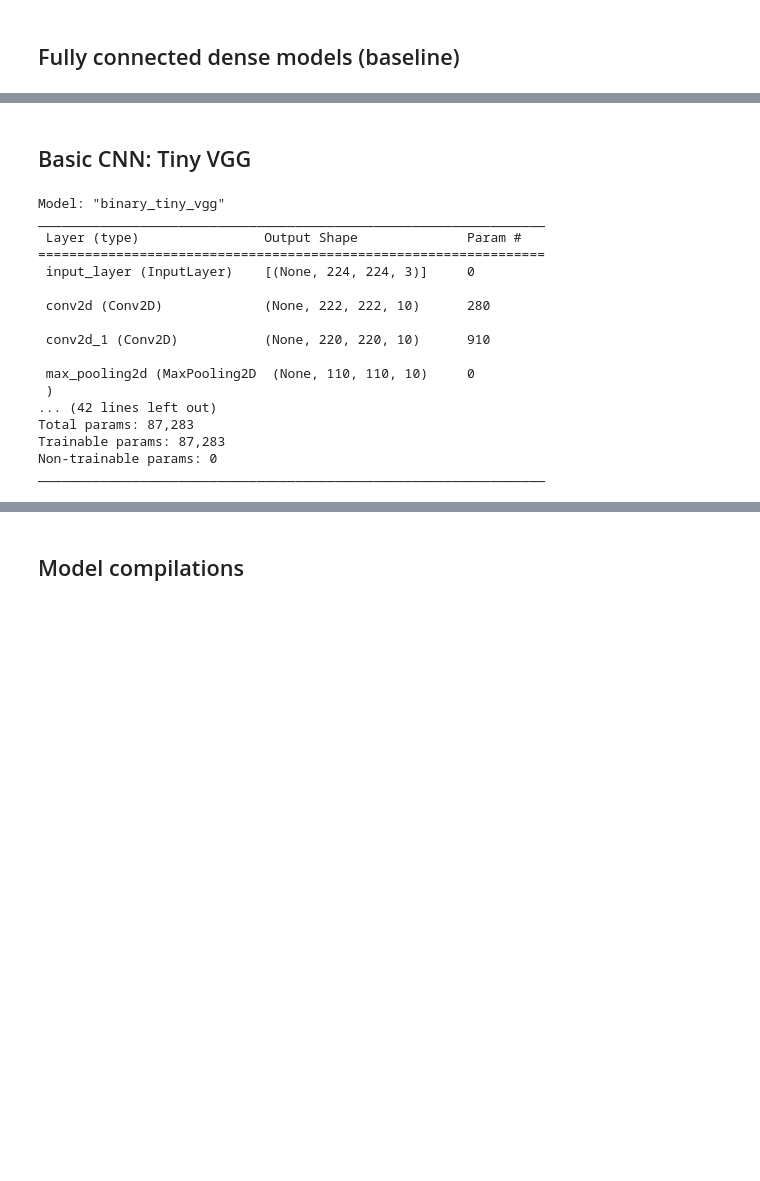
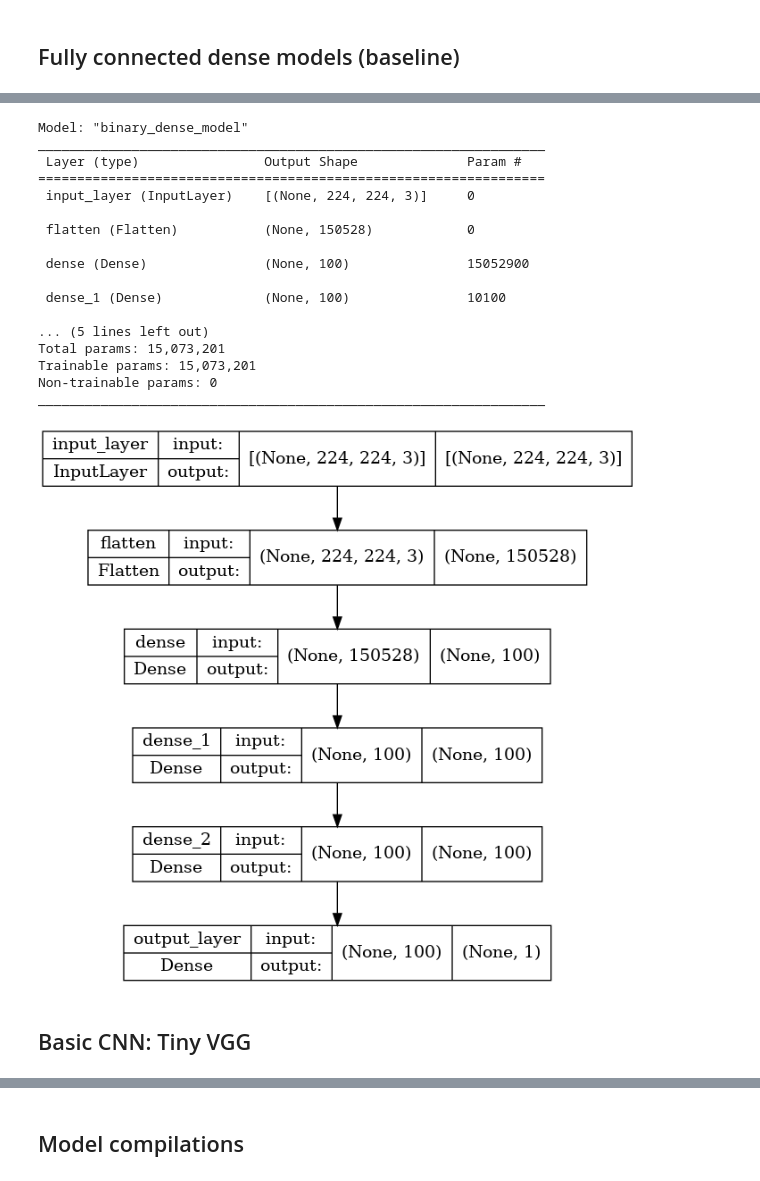
Before and after one commit to alexandre-pinon/zoidberg-2.0, a Jupyter notebook: zoidberg_2_0.ipynb, the cells around one changed output, grey strips where cells are left out. Saved outputs shown, nothing was run; the diff lists cells and outputs as text; code cells hidden in the pictures; blank space fills up the shorter version.

```diff
--- a/zoidberg_2_0.ipynb
+++ b/zoidberg_2_0.ipynb
@@ -304,3 +236,25 @@ _________________________________________________________________
+# %%
+binary_dense_model.summary()
+plot_model(binary_dense_model, show_shapes=True)
+# %% [output]
+Model: "binary_dense_model"
+_________________________________________________________________
+ Layer (type)                Output Shape              Param #
+=================================================================
+ input_layer (InputLayer)    [(None, 224, 224, 3)]     0
+
+ flatten (Flatten)           (None, 150528)            0
+
+ dense (Dense)               (None, 100)               15052900
+
+ dense_1 (Dense)             (None, 100)               10100
+
+... (5 lines left out)
+Total params: 15,073,201
+Trainable params: 15,073,201
+Non-trainable params: 0
+_________________________________________________________________
+[figure, added]
 # %% [markdown]
 ## Basic CNN: Tiny VGG
 # %%
@@ -315,28 +269,8 @@ x = layers.Flatten()(x)
 
 outputs = layers.Dense(1, activation="sigmoid", name="output_layer")(x)
 binary_tiny_vgg = Model(inputs=inputs, outputs=outputs, name="binary_tiny_vgg")
-binary_tiny_vgg.summary()
 
 outputs = layers.Dense(len(multi_class_names),
                        activation="softmax",
                        name="output_layer")(x)
 multi_tiny_vgg = Model(inputs=inputs, outputs=outputs, name="multi_tiny_vgg")
-multi_tiny_vgg.summary()
-# %% [output]
-Model: "binary_tiny_vgg"
-_________________________________________________________________
- Layer (type)                Output Shape              Param #
-=================================================================
- input_layer (InputLayer)    [(None, 224, 224, 3)]     0
-
- conv2d (Conv2D)             (None, 222, 222, 10)      280
-
- conv2d_1 (Conv2D)           (None, 220, 220, 10)      910
-
- max_pooling2d (MaxPooling2D  (None, 110, 110, 10)     0
- )
-... (42 lines left out)
-Total params: 87,283
-Trainable params: 87,283
-Non-trainable params: 0
-_________________________________________________________________
```
Also changed, not shown: parts of 42 cells of this notebook, 1 other file.
